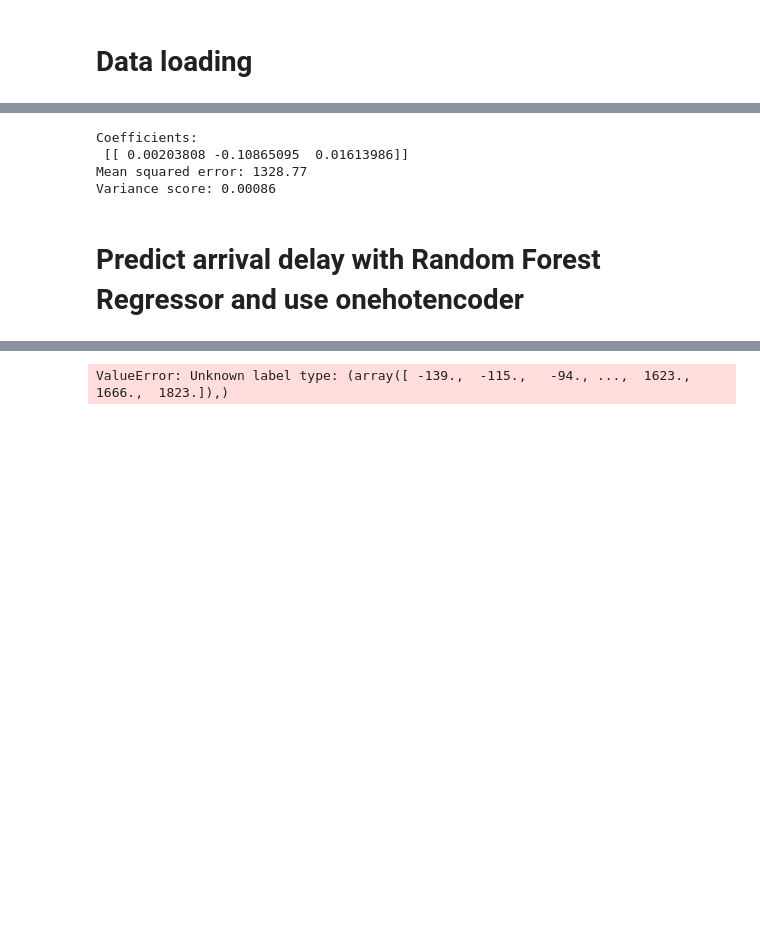
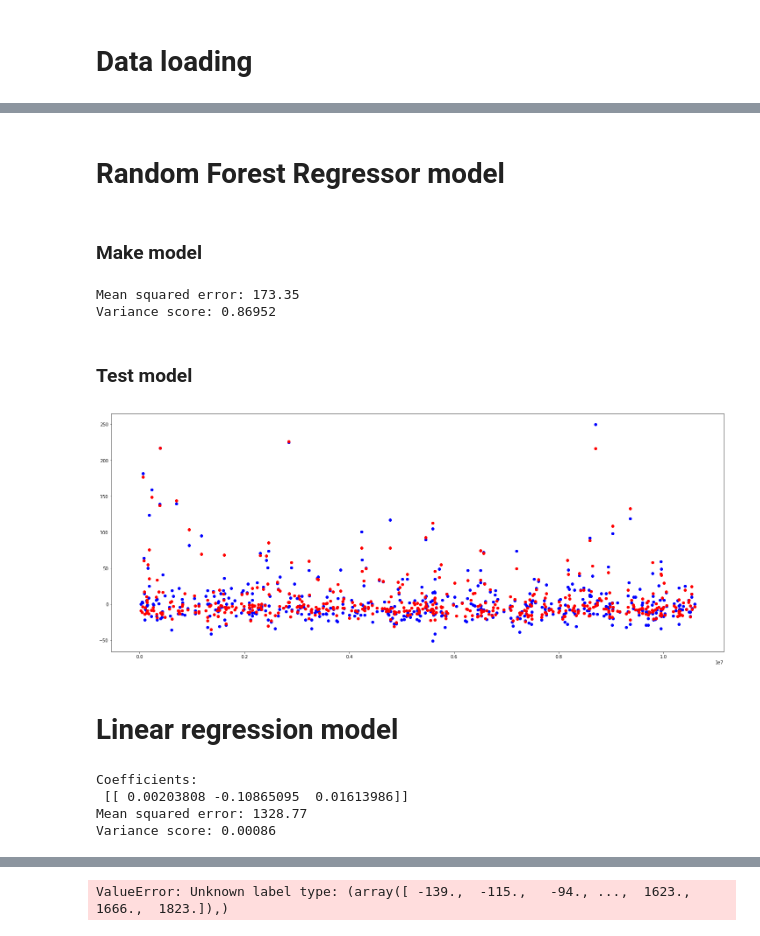
Before and after one commit to DepickereSven/Datatonic-challenge, a Jupyter notebook: Scripts/ML.ipynb, the cells around one changed output, grey strips where cells are left out. Saved outputs shown, nothing was run; the diff lists cells and outputs as text; code cells hidden in the pictures; blank space fills up the shorter version.

```diff
--- a/Scripts/ML.ipynb
+++ b/Scripts/ML.ipynb
@@ -23,0 +27,17 @@ df = readAllFiles()
+# %%
+df['month'] = pd.to_datetime(df.date).map(lambda x: x.month)
+# %%
+df = df.drop(['date',
+              'airline_code',
+              'departure_airport',
+              'departure_lat',
+              'departure_lon',
+              'departure_schedule',
+              'arrival_airport',
+              'arrival_lat',
+              'arrival_lon',
+              'arrival_schedule',
+              'departure_actual',
+              'arrival_actual',
+              'arrival_tz',
+              'departure_tz'], axis=1)
@@ -24,3 +77,42 @@ df = readAllFiles()
+# %% [markdown]
+# Random Forest Regressor model
+# %% [markdown]
+### Make model
+# %%
+from sklearn.ensemble import RandomForestRegressor
+
+rfrm = RandomForestRegressor()
+rfrm.fit(X_train, y_train.values.ravel())
+
+rfrm_y_predict = model.predict(X_test)
+# %% [output]
+Mean squared error: 173.35
+Variance score: 0.86952
+# %% [markdown]
+### Test model
+# %%
+import matplotlib.pyplot as plt
+from sklearn.metrics import mean_squared_error, r2_score, mean_absolute_error
+
+# The mean squared error
+print("Mean squared error: %.2f" % mean_squared_error(y_test, rfrm_y_predict))
+
+# The mean absolute error
+print("Mean absolute error: %.2f" % mean_absolute_error(y_test, rfrm_y_predict))
+
+# Explained variance score: 1 is perfect prediction
+print('Variance score: %.5f' % r2_score(y_test, rfrm_y_predict))
+
+#Graph
+plt.scatter(y_test.iloc[:500,:].index, y_test.iloc[:500,:].arrival_delay, c='b')
+predictDf = pd.DataFrame( data=rfrm_y_predict, index=y_test.index)
+plt.scatter(predictDf.iloc[:500,:].index, predictDf.iloc[:500,0], c='r')
+plt.rcParams['figure.figsize'] = [30, 10]
+plt.show()
+# %% [output]
+[figure, added]
+# %% [markdown]
+# Linear regression model
 # %%
 import matplotlib.pyplot as plt
 from sklearn.linear_model import LinearRegression
@@ -57,5 +149,3 @@ Coefficients:
  [[ 0.00203808 -0.10865095  0.01613986]]
 Mean squared error: 1328.77
 Variance score: 0.00086
-# %% [markdown]
-# Predict arrival delay with Random Forest Regressor and use onehotencoder
```
Also changed, not shown: parts of 19 cells of this notebook.
